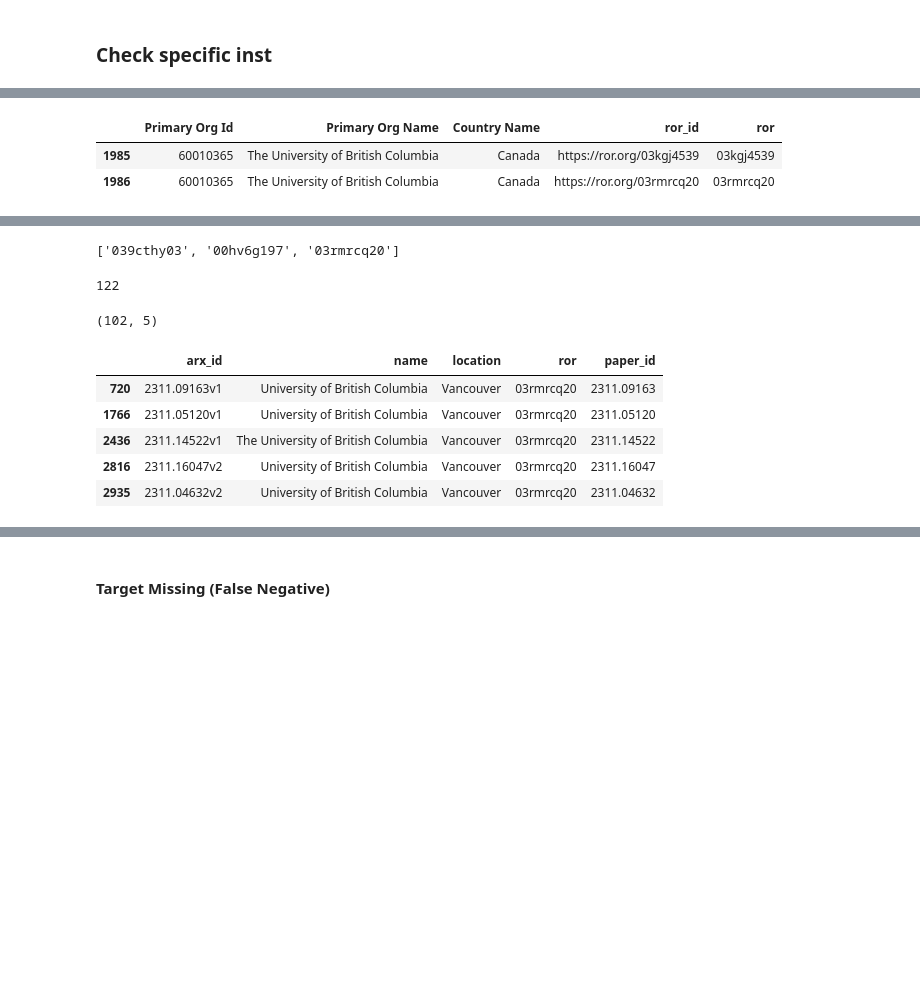
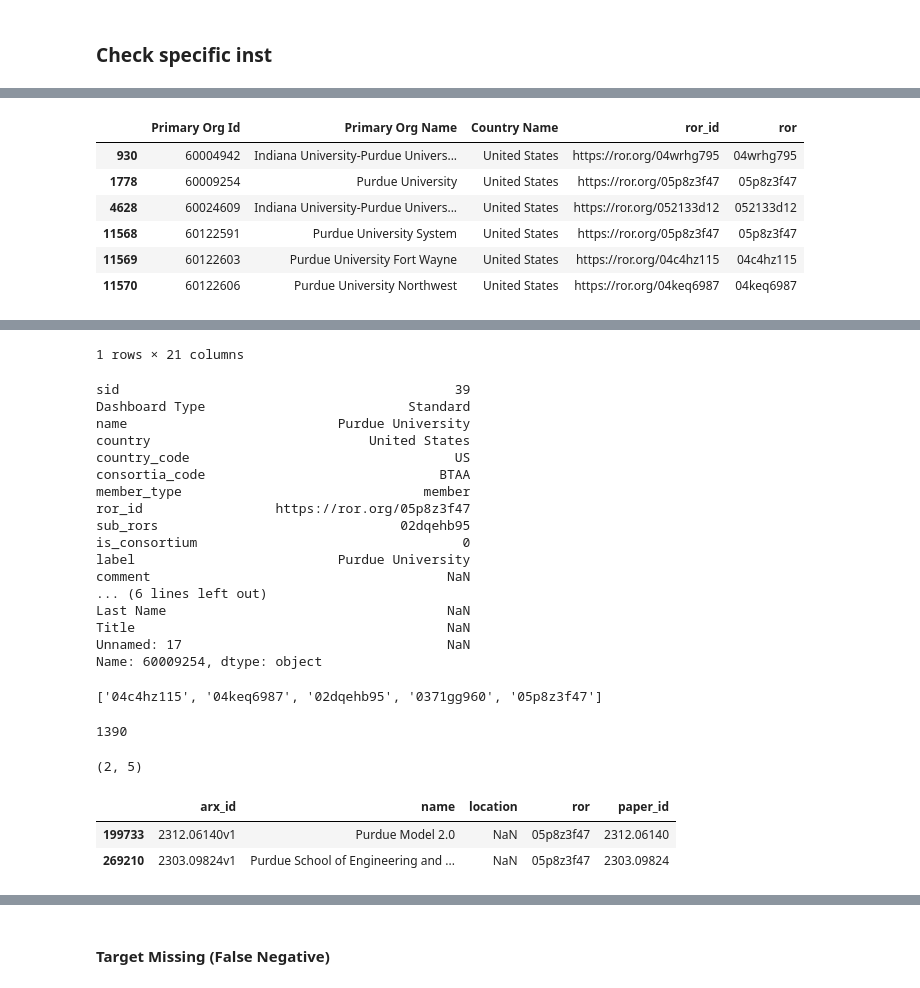
Before and after one commit to arXiv/metadata-vertexai, a Jupyter notebook: ccameron_evaluate.ipynb, the cells around one changed output, grey strips where cells are left out. Drawn from its saved outputs; the diff is of its cells as text; code cells hidden in the pictures; blank space fills up the shorter version.

```diff
--- a/ccameron_evaluate.ipynb
+++ b/ccameron_evaluate.ipynb
@@ -355,0 +351,20 @@ ror_map_df[ror_map_df['ROR ID'] == 'https://ror.org/01qrts582'].head(30)
+# %%
+def fake_ror(acm_str):
+    fake_ror = f"https://ror.org/arx{np.base_repr(int(acm_str), 36).zfill(5)[-5:].lower()}"
+    return fake_ror
+# %%
+## Manual corrections:
+need_fake_ror = [
+    "60104353",
+]
+
+for org_id in need_fake_ror:
+    ror_map_df.loc[org_id, "ROR ID"] = fake_ror(org_id)
+    print(f"{org_id}: {fake_ror(org_id)}")
+
+
+known_remap = {
+    '60000027': "https://ror.org/02rqhpa98"
+}
+for org_id, ror in known_remap.items():
+    ror_map_df.loc[org_id, "ROR ID"] = ror
@@ -604,10 +889,10 @@ scopus_df.head()
 # %% [markdown]
 ### Check specific inst
 # %%
-name_txt = "The University of British Columbia"
+name_txt = "Purdue"
 scopus_df[scopus_df['Primary Org Name'].str.contains(name_txt)].head()
 ror_map_df[ror_map_df['Primary Org Name'].str.contains(name_txt)]
 vip_df[vip_df['name'].str.contains(name_txt)]
-vip_df.loc['60010365']
+vip_df.loc['60009254']
 # %% [output]
 |  | Primary Org Id | Primary Org Name | Primary Org City | Primary Org State | Primary Org Country | ArXiv Id | ... |
@@ -619,3 +904,7 @@ vip_df.loc['60010365']
 |  | Primary Org Id | Primary Org Name | Country Name | ror_id | ror |
-| 1985 | 60010365 | The University of British Columbia | Canada | https://ror.org/03kgj4539 | 03kgj4539 |
-| 1986 | 60010365 | The University of British Columbia | Canada | https://ror.org/03rmrcq20 | 03rmrcq20 |
+| 930 | 60004942 | Indiana University-Purdue Univers... | United States | https://ror.org/04wrhg795 | 04wrhg795 |
+| 1778 | 60009254 | Purdue University | United States | https://ror.org/05p8z3f47 | 05p8z3f47 |
+| 4628 | 60024609 | Indiana University-Purdue Univers... | United States | https://ror.org/052133d12 | 052133d12 |
+| 11568 | 60122591 | Purdue University System | United States | https://ror.org/05p8z3f47 | 05p8z3f47 |
+| 11569 | 60122603 | Purdue University Fort Wayne | United States | https://ror.org/04c4hz115 | 04c4hz115 |
+| 11570 | 60122606 | Purdue University Northwest | United States | https://ror.org/04keq6987 | 04keq6987 |
@@ -628,5 +914,23 @@ vip_df.loc['60010365']
+1 rows × 21 columns
+sid                                           39
+Dashboard Type                          Standard
+name                           Purdue University
+country                            United States
+country_code                                  US
+consortia_code                              BTAA
+member_type                               member
+ror_id                 https://ror.org/05p8z3f47
+sub_rors                               02dqehb95
+is_consortium                                  0
+label                          Purdue University
+comment                                      NaN
+... (6 lines left out)
+Last Name                                    NaN
+Title                                        NaN
+Unnamed: 17                                  NaN
+Name: 60009254, dtype: object
 # %%
-ror = "03rmrcq20"
+ror = "05p8z3f47"
 sub_ids = get_children_for_ror(ror)
 sub_ids.append(ror)
 print(sub_ids)
@@ -636,15 +940,12 @@ len(scopus_ids)
 res_df[res_df['ror']==ror].shape
 res_df[res_df['ror']==ror].head()
 # %% [output]
-['039cthy03', '00hv6g197', '03rmrcq20']
+['04c4hz115', '04keq6987', '02dqehb95', '0371gg960', '05p8z3f47']
-122
+1390
-(102, 5)
+(2, 5)
 |  | arx_id | name | location | ror | paper_id |
-| 720 | 2311.09163v1 | University of British Columbia | Vancouver | 03rmrcq20 | 2311.09163 |
-| 1766 | 2311.05120v1 | University of British Columbia | Vancouver | 03rmrcq20 | 2311.05120 |
-| 2436 | 2311.14522v1 | The University of British Columbia | Vancouver | 03rmrcq20 | 2311.14522 |
-| 2816 | 2311.16047v2 | University of British Columbia | Vancouver | 03rmrcq20 | 2311.16047 |
-| 2935 | 2311.04632v2 | University of British Columbia | Vancouver | 03rmrcq20 | 2311.04632 |
+| 199733 | 2312.06140v1 | Purdue Model 2.0 | NaN | 05p8z3f47 | 2312.06140 |
+| 269210 | 2303.09824v1 | Purdue School of Engineering and ... | NaN | 05p8z3f47 | 2303.09824 |
 # %%
 #pd.DataFrame({'arx_id':list(scopus_arx_ids)}).to_csv("paris-saclay_arx_ids.csv", header=False)
 # %%
```
Also changed, not shown: parts of 32 cells of this notebook, 2 other files.
